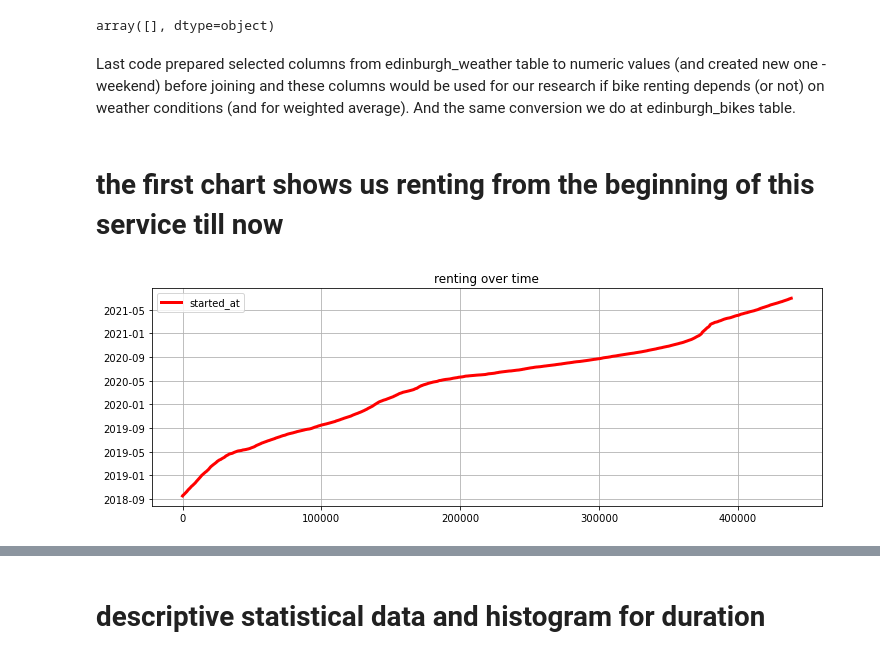
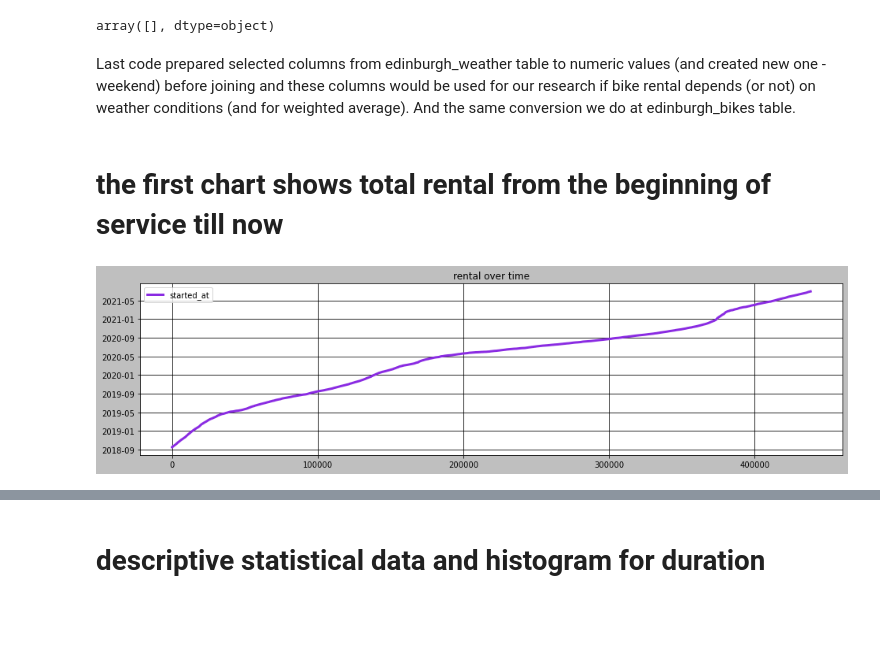
Before and after one commit to carlos108108/Just_Eat_Cycles_project, a Jupyter notebook: Edinburgh.ipynb, the cells around one changed output, grey strips where cells are left out. Drawn from its saved outputs; the diff is of its cells as text; code cells hidden in the pictures; blank space fills up the shorter version.

```diff
--- a/Edinburgh.ipynb
+++ b/Edinburgh.ipynb
@@ -97,14 +97,16 @@ e_weather_df['cloud'] = list(map(lambda x: int(x[:-1]), e_weather_df['cloud']))
 e_weather_df['humidity'] = list(map(lambda x: int(x[:-1]), e_weather_df['humidity']))
 e_weather_df['weekend'] = list(map(lambda x: 1 if pd.Timestamp(x).dayofweek in (5,6) else 0, e_weather_df['date']))
 # %% [markdown]
-Last code prepared selected columns from edinburgh_weather table to numeric values (and created new one - weekend) before joining and these columns would be used for our research if bike renting depends (or not) on weather conditions (and for weighted average).
+Last code prepared selected columns from edinburgh_weather table to numeric values (and created new one - weekend) before joining and these columns would be used for our research if bike rental depends (or not) on weather conditions (and for weighted average).
 And the same conversion we do at edinburgh_bikes table.
 # %%
 e_bikes_df['started_at'] = pd.to_datetime(e_bikes_df['started_at'])
 e_bikes_df['ended_at'] = pd.to_datetime(e_bikes_df['ended_at'])
 # %% [markdown]
-# the first chart shows us renting from the beginning of this service till now
+# the first chart shows total rental from the beginning of service till now
+# %%
+df_base = e_bikes_df[['started_at']]
 # %%
-e_bikes_df[['started_at']].plot(figsize=(12,4), grid=True, lw=3, color='r', title='renting over time');
+df_base.plot(figsize=(16,4), grid=True, lw=3, color='blueviolet', title='rental over time');
 # %% [output]
-[figure, old version]
+[figure, new version]
```
Also changed, not shown: parts of 16 cells of this notebook.
